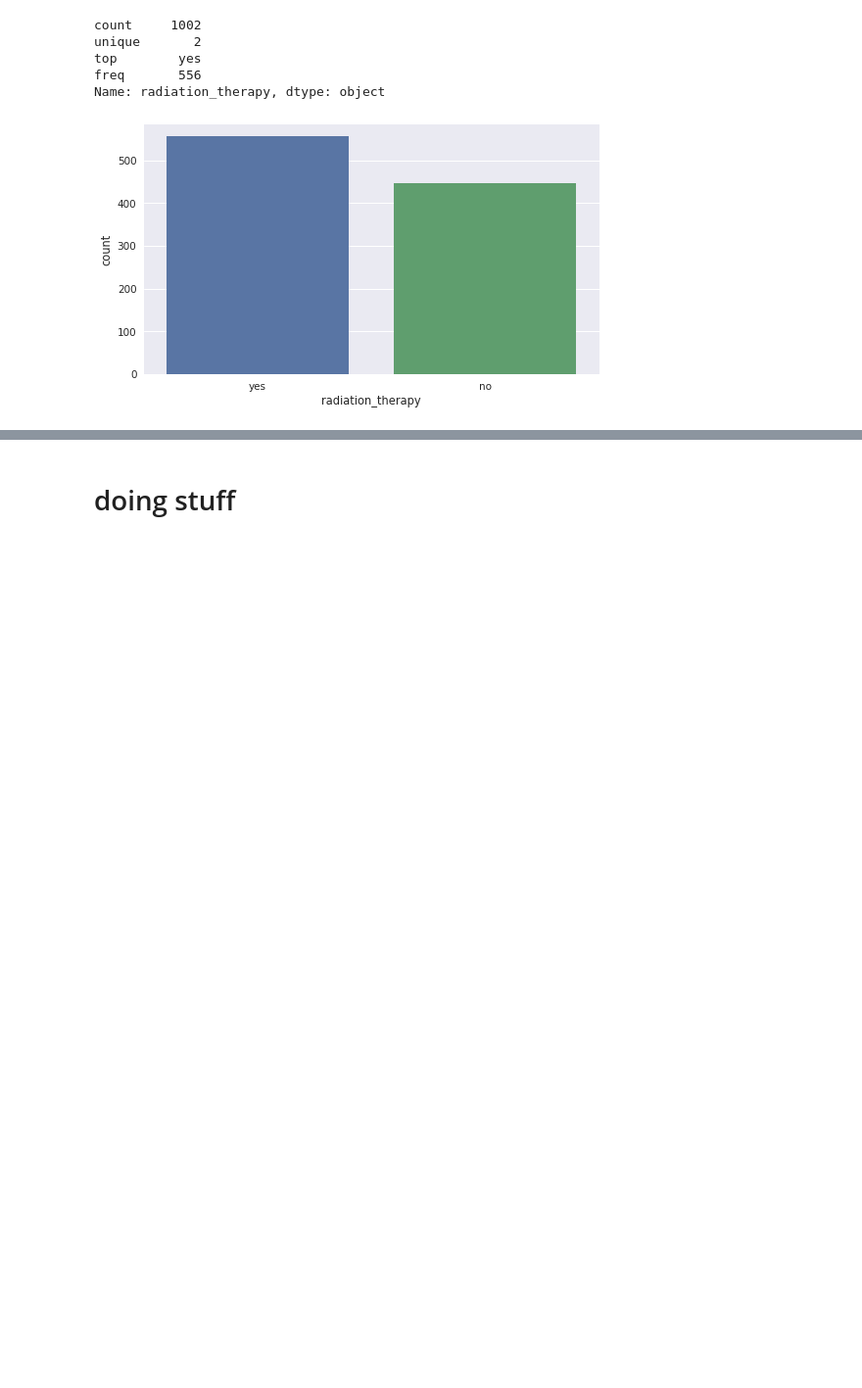
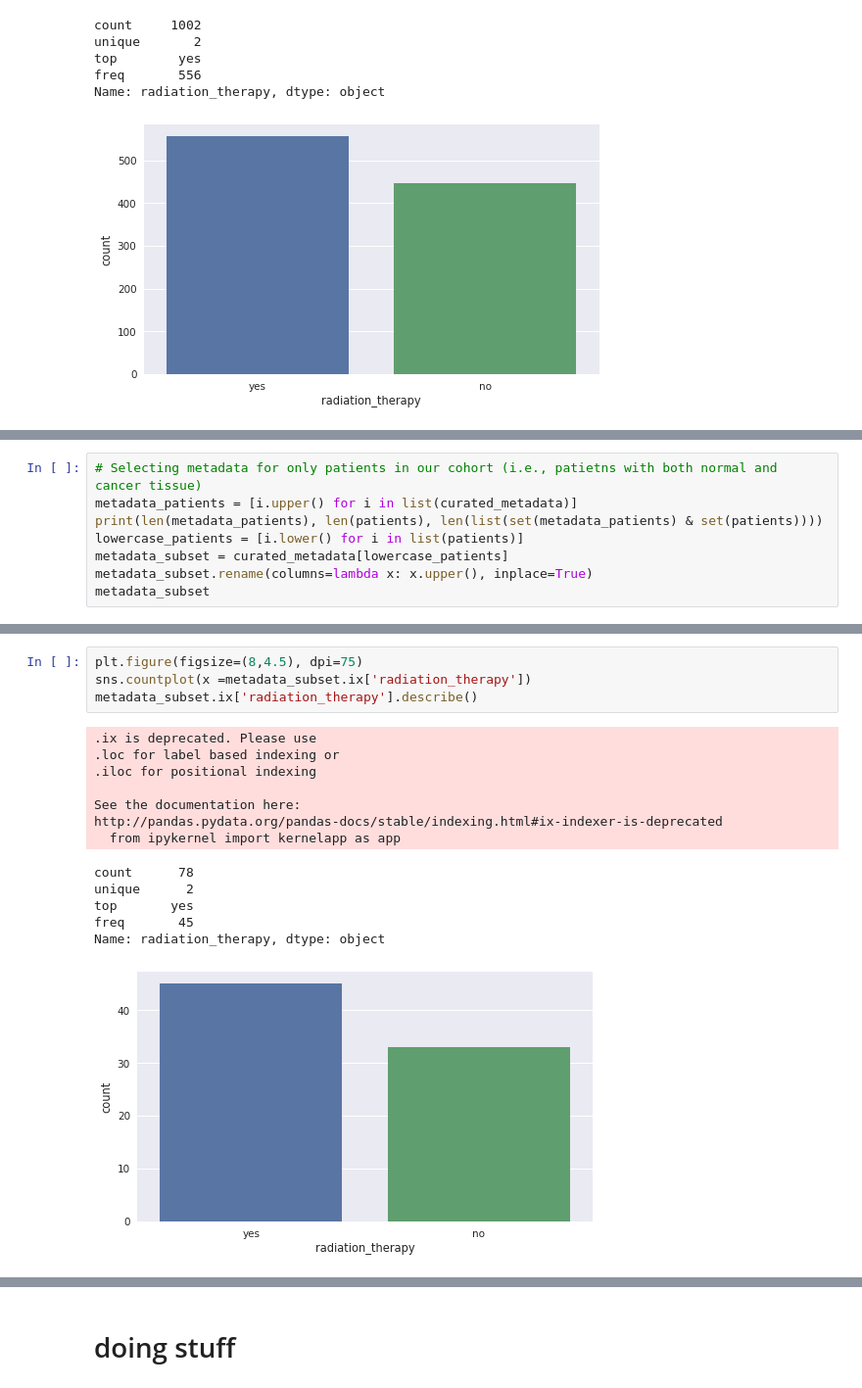
Before and after one commit to edjuaro/select-TCGA-dataset, a Jupyter notebook: select_samples.ipynb, the cells around one changed output, grey strips where cells are left out. Shown: that part at 98% size. Drawn from its saved outputs; the diff is of its cells as text; blank space fills up the shorter version.

Commit message:
selecting based on Radiation Therapy

```diff
--- a/select_samples.ipynb
+++ b/select_samples.ipynb
@@ -202,0 +227,8 @@ Name: radiation_therapy, dtype: object
+# %%
+# Selecting metadata for only patients in our cohort (i.e., patietns with both normal and cancer tissue)
+metadata_patients = [i.upper() for i in list(curated_metadata)]
+print(len(metadata_patients), len(patients), len(list(set(metadata_patients) & set(patients))))
+lowercase_patients = [i.lower() for i in list(patients)]
+metadata_subset = curated_metadata[lowercase_patients]
+metadata_subset.rename(columns=lambda x: x.upper(), inplace=True)
+metadata_subset
@@ -202,0 +260,18 @@ Name: radiation_therapy, dtype: object
+# %%
+plt.figure(figsize=(8,4.5), dpi=75)
+sns.countplot(x =metadata_subset.ix['radiation_therapy'])
+metadata_subset.ix['radiation_therapy'].describe()
+# %% [output]
+.ix is deprecated. Please use
+.loc for label based indexing or
+.iloc for positional indexing
+
+See the documentation here:
+http://pandas.pydata.org/pandas-docs/stable/indexing.html#ix-indexer-is-deprecated
+  from ipykernel import kernelapp as app
+count      78
+unique      2
+top       yes
+freq       45
+Name: radiation_therapy, dtype: object
+[figure, added]
```
Also changed, not shown: parts of 3 cells of this notebook, 1 other file.
